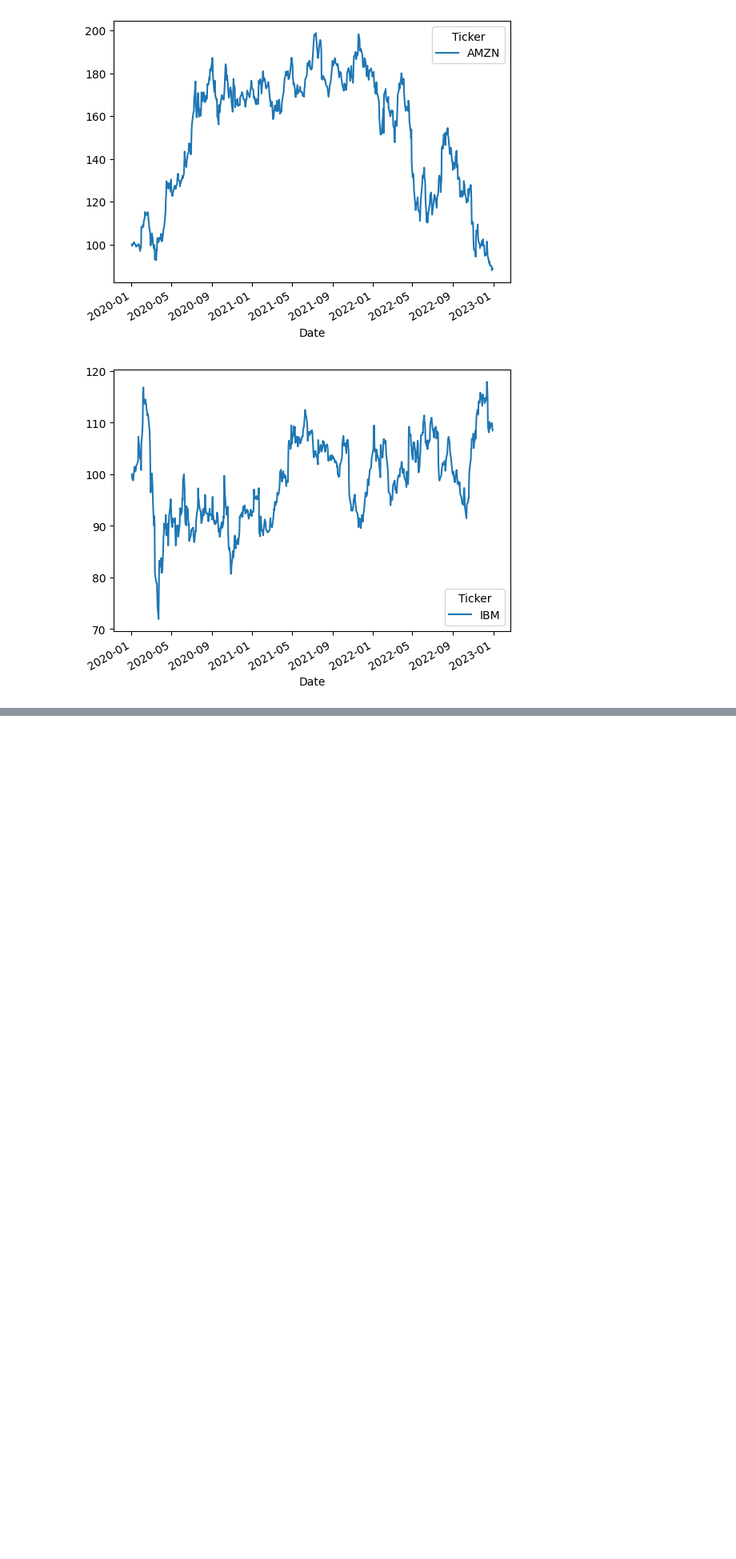
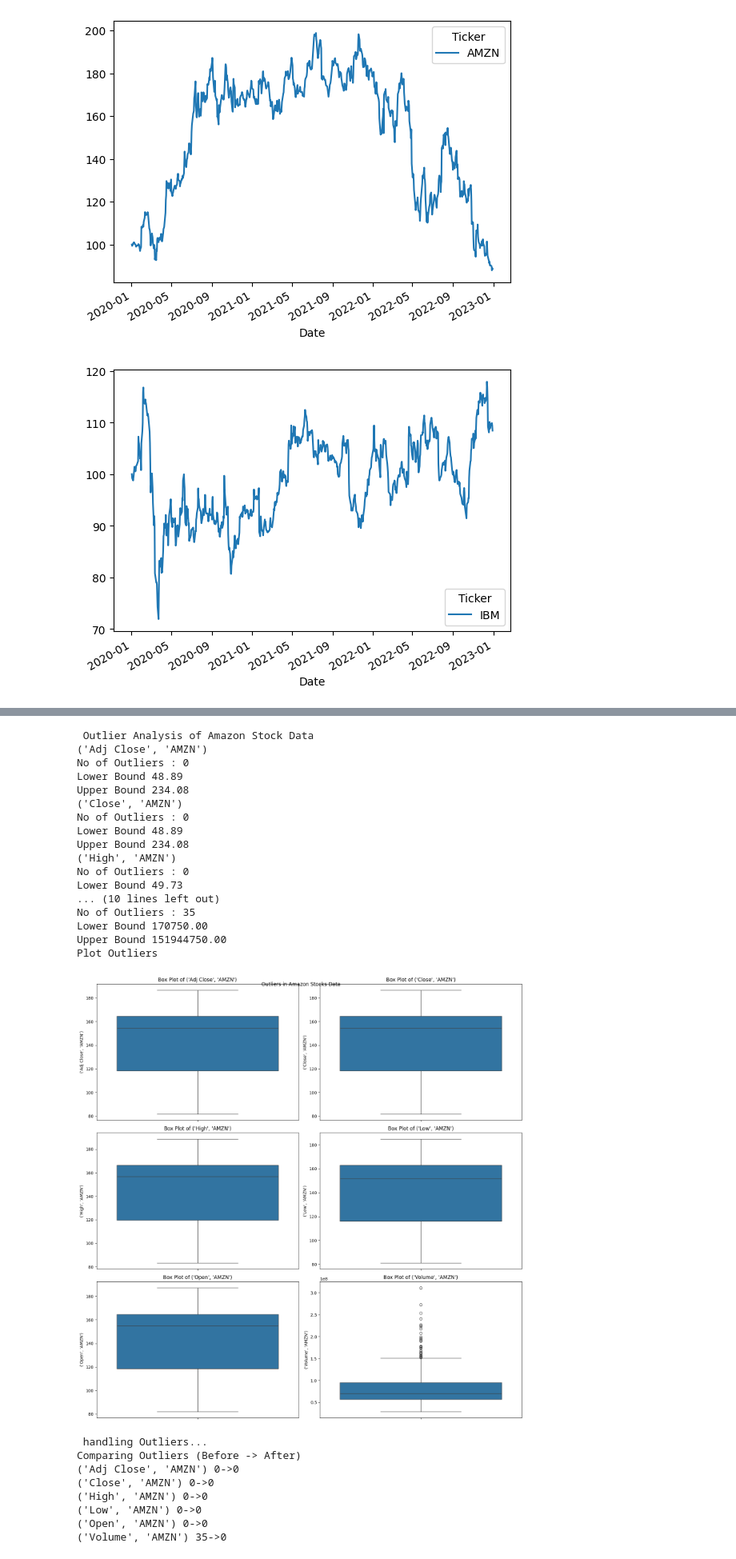
Before and after one commit to deepak-dobbala/Stock_Market_Forecasting_using_DeepLearning, a Jupyter notebook: Training/Prediction_training.ipynb, the cells around one changed output, grey strips where cells are left out. Shown at 80% size. Drawn from its saved outputs; the diff is of its cells as text; code cells hidden in the pictures; blank space fills up the shorter version.

```diff
--- a/Training/Prediction_training.ipynb
+++ b/Training/Prediction_training.ipynb
@@ -99,0 +265,48 @@ plt.show()
+# %%
+print("\n Outlier Analysis of Amazon Stock Data")
+outliers=detect_outliers(amzn_data,method='iqr',threshold=1.5)
+for column,stats in outliers.items():
+    print(f"{column}")
+    print(f"No of Outliers : {stats['outlier_count']}")
+    if 'lower_bound' in stats:
+        print(f"Lower Bound {stats['lower_bound']:.2f}")
+        print(f"Upper Bound {stats['upper_bound']:.2f}")
+print("Plot Outliers")
+plot_outliers(amzn_data)
+plt.suptitle('Outliers in Amazon Stocks Data')
+plt.show()
+print("\n handling Outliers...")
+amzn_data=handle_outliers(amzn_data,method='clip')
+outliers_after=detect_outliers(amzn_data,method='iqr',threshold=1.5)
+print("Comparing Outliers (Before -> After)")
+for column in outliers.keys():
+    before_count=outliers[column]['outlier_count']
+    after_count=outliers_after[column]['outlier_count']
+    print(f"{column} {before_count}->{after_count}")
+# %% [output]
+ Outlier Analysis of Amazon Stock Data
+('Adj Close', 'AMZN')
+No of Outliers : 0
+Lower Bound 48.89
+Upper Bound 234.08
+('Close', 'AMZN')
+No of Outliers : 0
+Lower Bound 48.89
+Upper Bound 234.08
+('High', 'AMZN')
+No of Outliers : 0
+Lower Bound 49.73
+... (10 lines left out)
+No of Outliers : 35
+Lower Bound 170750.00
+Upper Bound 151944750.00
+Plot Outliers
+[figure, added]
+ handling Outliers...
+Comparing Outliers (Before -> After)
+('Adj Close', 'AMZN') 0->0
+('Close', 'AMZN') 0->0
+('High', 'AMZN') 0->0
+('Low', 'AMZN') 0->0
+('Open', 'AMZN') 0->0
+('Volume', 'AMZN') 35->0
```
Also changed, not shown: parts of 17 cells of this notebook, 1 other file.
